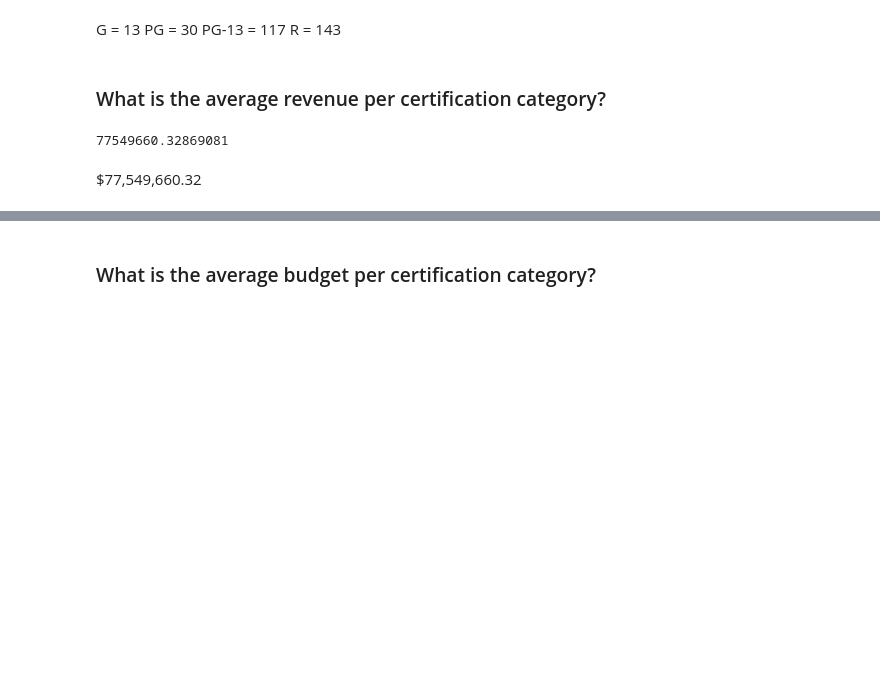
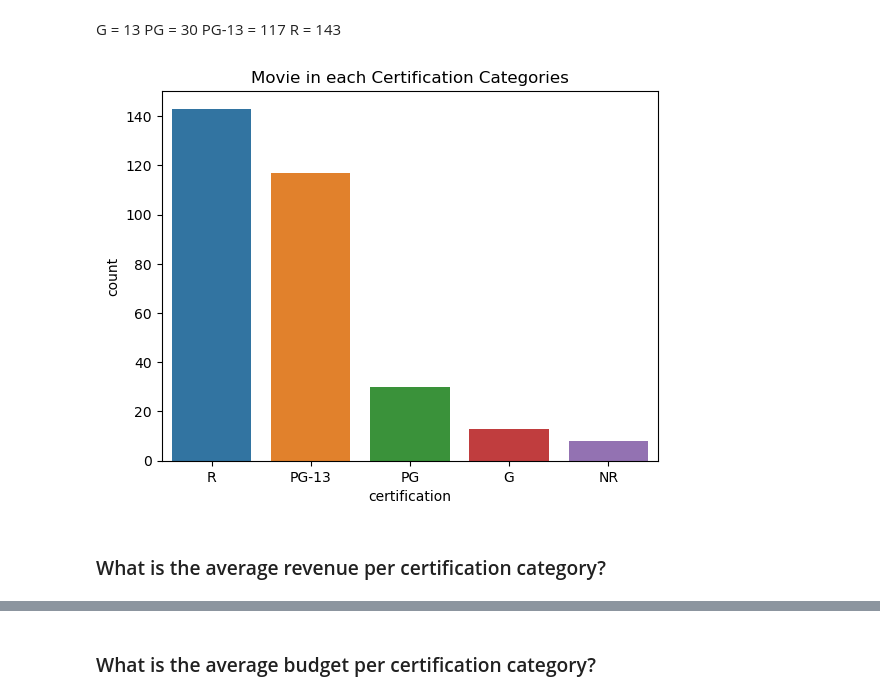
Before and after one commit to ob3dd/IMDB-Movie-Predictions, a Jupyter notebook: Movies.EDA.ipynb, the cells around one changed output, grey strips where cells are left out. Saved outputs shown, nothing was run; the diff lists cells and outputs as text; code cells hidden in the pictures; blank space fills up the shorter version.

```diff
--- a/Movies.EDA.ipynb
+++ b/Movies.EDA.ipynb
@@ -39,7 +67,8 @@ df = df[(df['budget'] > 0) &
 # %% [markdown]
 ### How many movies are there in each of the certification categories (G/PG/PG-13/R)?
 # %%
-df['certification'].value_counts()
+movie_counts = df['certification'].value_counts()
+movie_counts
 # %% [output]
 R        143
 PG-13    117
@@ -52,11 +81,11 @@ G = 13
 PG = 30
 PG-13 = 117
 R = 143
+# %%
+# Countplot of certification categories
+ax = sns.countplot(data= df, x= 'certification', order = movie_counts.index)
+ax.set_title('Movie in each Certification Categories');
+# %% [output]
+[figure, added]
 # %% [markdown]
 ### What is the average revenue per certification category?
-# %%
-df['revenue'].mean()
-# %% [output]
-77549660.32869081
-# %% [markdown]
-$77,549,660.32
```
Also changed, not shown: parts of 14 cells of this notebook, 1 other file.
